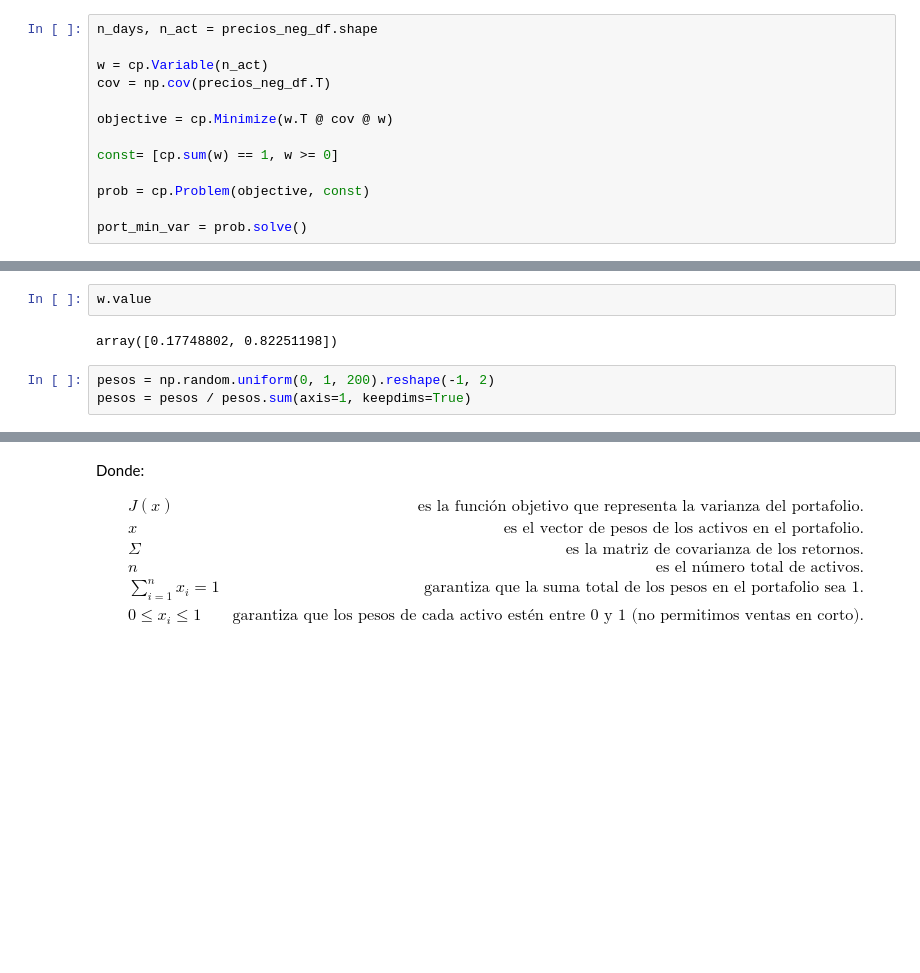
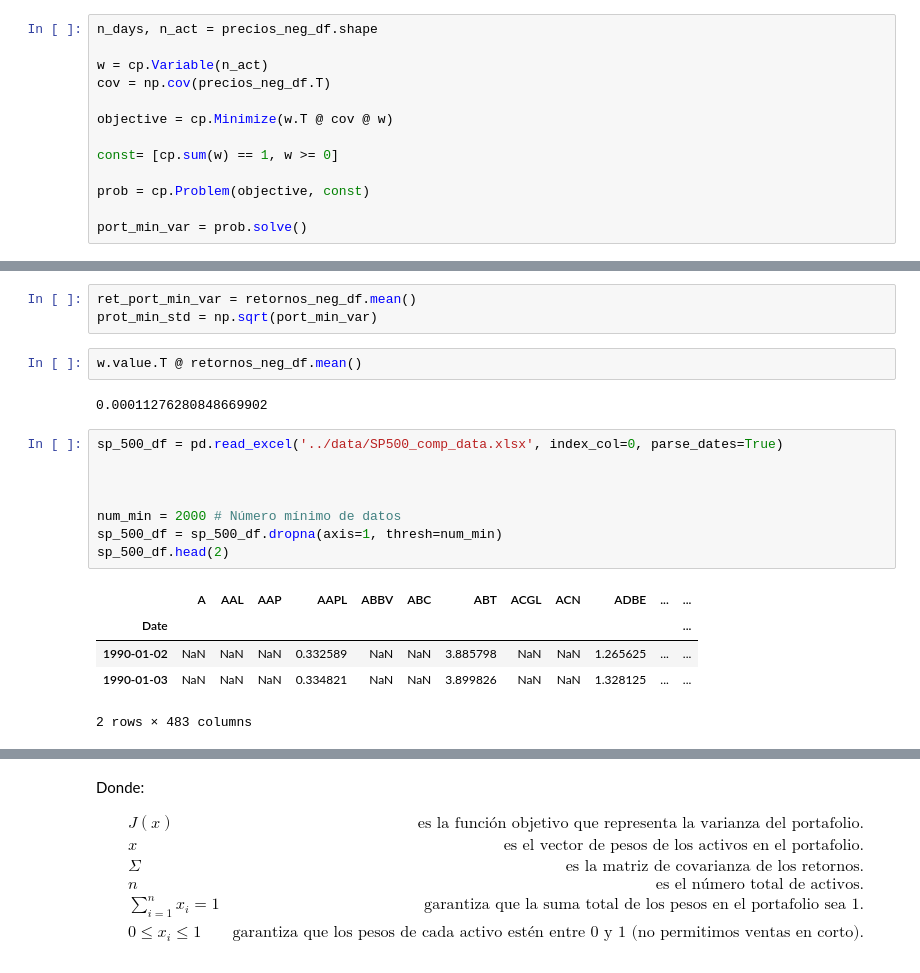
Before and after one commit to alfonso-santos/Python-aplicado-gestion-carteras, a Jupyter notebook: source/carteras-reales.ipynb, the cells around one changed output, grey strips where cells are left out. Drawn from its saved outputs; the diff is of its cells as text; blank space fills up the shorter version.

```diff
--- a/source/carteras-reales.ipynb
+++ b/source/carteras-reales.ipynb
@@ -158,7 +164,21 @@ port_min_var
+# %%
+ret_port_min_var = retornos_neg_df.mean()
+prot_min_std = np.sqrt(port_min_var)
 # %%
-w.value
+w.value.T @ retornos_neg_df.mean()
 # %% [output]
-array([0.17748802, 0.82251198])
+0.00011276280848669902
-# %%
-pesos = np.random.uniform(0, 1, 200).reshape(-1, 2)
-pesos = pesos / pesos.sum(axis=1, keepdims=True)
+# %%
+sp_500_df = pd.read_excel('../data/SP500_comp_data.xlsx', index_col=0, parse_dates=True)
+
+
+
+num_min = 2000 # Número mínimo de datos
+sp_500_df = sp_500_df.dropna(axis=1, thresh=num_min)
+sp_500_df.head(2)
+# %% [output]
+|  | A | AAL | AAP | AAPL | ABBV | ABC | ABT | ACGL | ACN | ADBE | ... | ... |
+| Date |  |  |  |  |  |  |  |  |  |  |  | ... |
+| 1990-01-02 | NaN | NaN | NaN | 0.332589 | NaN | NaN | 3.885798 | NaN | NaN | 1.265625 | ... | ... |
+| 1990-01-03 | NaN | NaN | NaN | 0.334821 | NaN | NaN | 3.899826 | NaN | NaN | 1.328125 | ... | ... |
+2 rows × 483 columns
```
Also changed, not shown: parts of 6 cells of this notebook.
